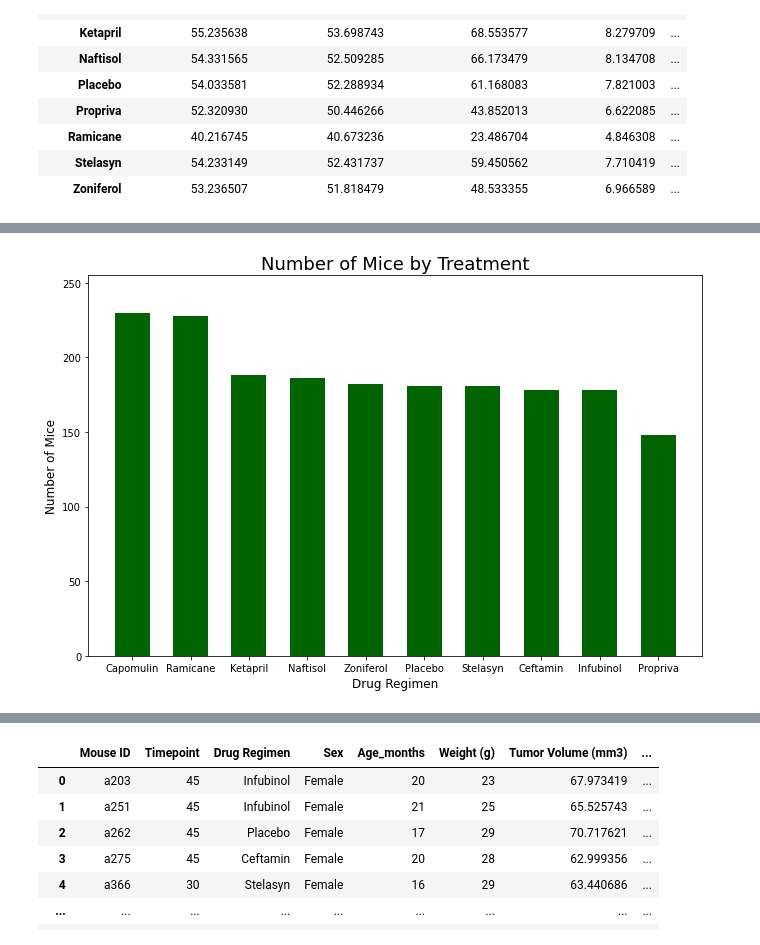
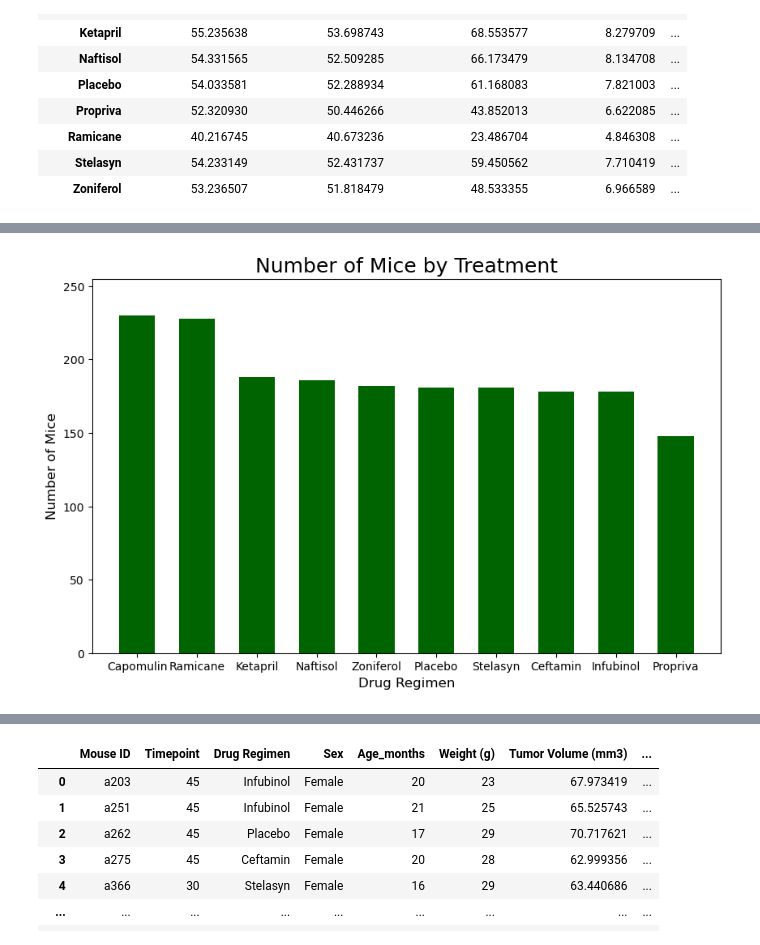
Before and after one commit to emilyneaville/matplotlib-challenge, a Jupyter notebook: pymaceuticals.ipynb, the cells around one changed output, grey strips where cells are left out. Cells and saved outputs as stored; diff of their text form; code cells hidden in the pictures.

```diff
--- a/pymaceuticals.ipynb
+++ b/pymaceuticals.ipynb
@@ -121,28 +121,28 @@ plt.show()
 # %%
 # Better looking barchart using PyPlot analyzing the number of Timeopints per Treatment
 
 # Establish the figure and x-axis
-fig1, ax1 = plt.subplots(figsize=(11,7))
+fig1, ax1 = plt.subplots(figsize=(10,6))
 x_axis = np.arange(len(total_timepoints_df))
 tick_locations = [value for value in x_axis]
 plt.xticks(tick_locations, total_timepoints_df.index)
 
 # Create bar chart with df info
 plt.bar(x_axis, total_timepoints_df['Timepoint'],
         color='darkgreen',
         width= 0.6,
         align='center')
 
 # Create limits, labels, and titles
 plt.title('Number of Mice by Treatment', fontsize=18)
 plt.xlabel('Drug Regimen', fontsize=12)
 plt.xlim(-0.75, len(x_axis)-0.25)
 plt.ylabel('Number of Mice', fontsize=12)
 plt.ylim(0, max(total_timepoints_df['Timepoint'])+25)
 
 plt.show()
 # %% [output]
-[figure, old version]
+[figure, new version]
 # %%
 # Generate a pie chart showing the distribution of female versus male mice using pandas\
 
```
Also changed, not shown: parts of 10 cells of this notebook.
